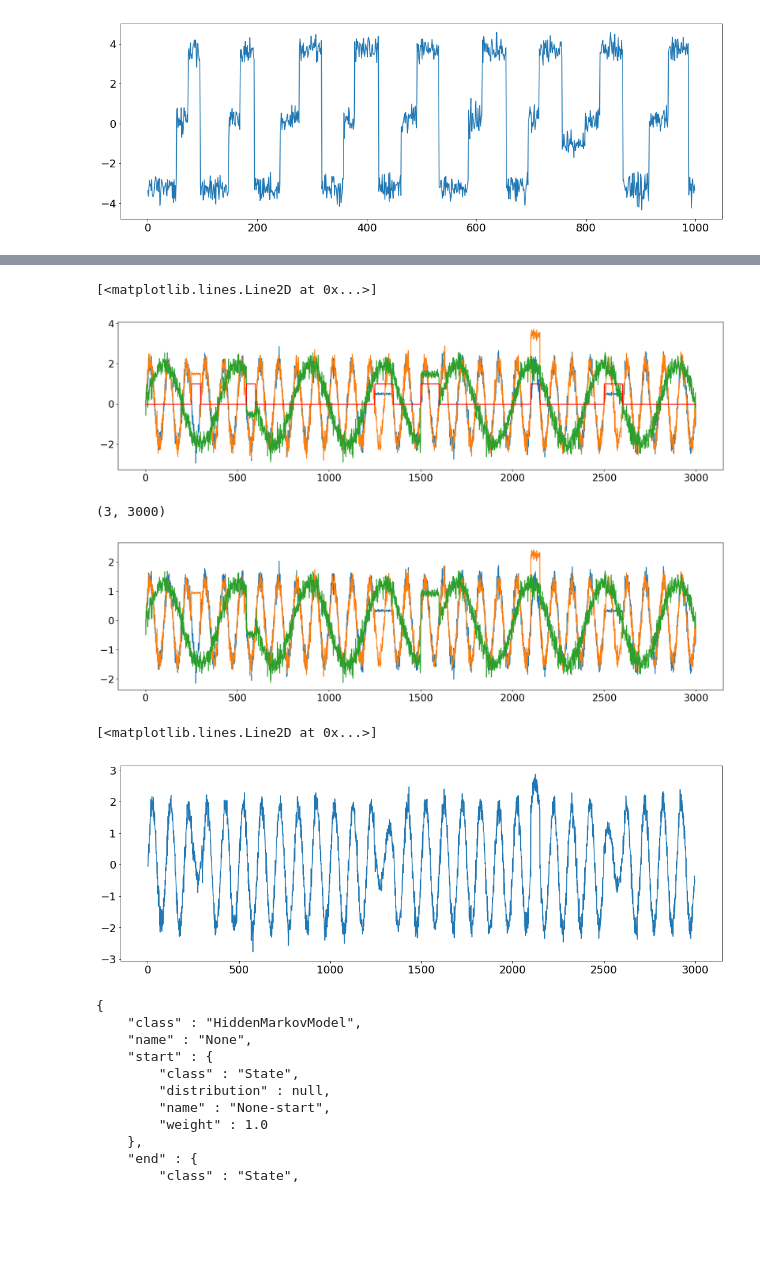
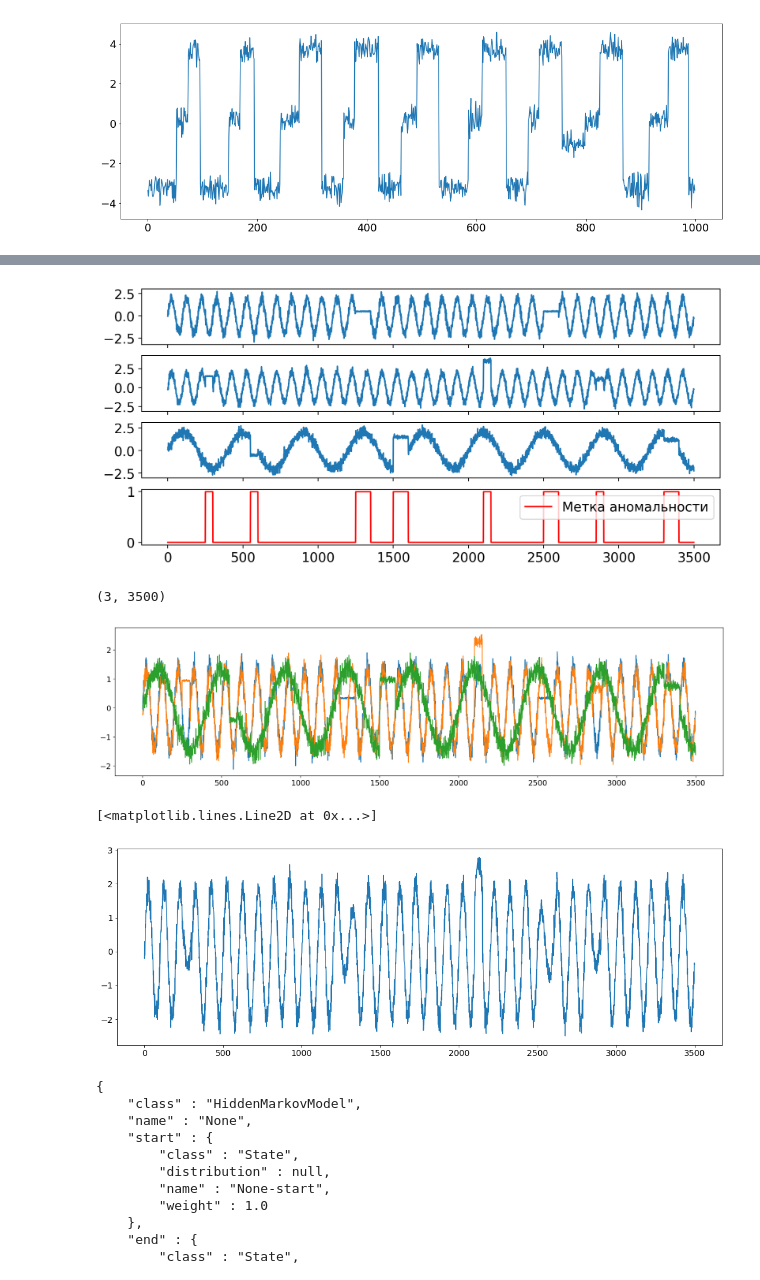
Before and after one commit to kirilman/HMM, a Jupyter notebook: notebooks/Different model/main.ipynb, the cells around one changed output, grey strips where cells are left out. Drawn from its saved outputs; the diff is of its cells as text; code cells hidden in the pictures; blank space fills up the shorter version.

```diff
--- a/notebooks/Different model/main.ipynb
+++ b/notebooks/Different model/main.ipynb
@@ -273,35 +274,50 @@ print(len(sin_sig))
 # %%
-N = 3000
+from matplotlib.ticker import NullFormatter
+N = 3500
 x = np.zeros((3,N))
 for i in range(3):
     x[i] = sinus_signal(N=N)
     if i == 2:
         x[i] = sinus_signal(A = 2, F = 50000,N=N)
 
 x[1][250:300] = np.random.normal(1.5,0.03,50)
 x[2][550:600] = np.random.normal(-0.5,0.1,50)
 x[2][1500:1600] = np.random.normal(1.5,0.1,100)
+x[2][3300:3400] = np.random.normal(1.2,0.1,100)
+
 x[0][1250:1350] = np.random.normal(0.5,0.03,100)
 
 x[0][2500:2600] = np.random.normal(0.5,0.03,100)
 x[1][2100:2150] = np.random.normal(3.5,0.15,50)
+x[1][2850:2900] = np.random.normal(1.1,0.15,50)
 
 
 x_label = np.zeros(N,dtype=np.int)
 x_label[250:300] = 1
 x_label[550:600] = 1
 x_label[1500:1600] = 1
 x_label[1250:1350] = 1
 x_label[2500:2600] = 1
 x_label[2100:2150] = 1
+x_label[2850:2900] = 1
+x_label[3300:3400] = 1
 
-fig = plt.figure(figsize=(20,5),dpi = 150)
+fig = plt.figure(figsize=(11,5),dpi = 180)
 for i in range(3):
+    axes = fig.add_subplot(4,1,i+1)
     plt.plot(x[i],'')
-plt.plot(x_label,'r')
+    formatter = NullFormatter()
+
+    # Установка форматера для оси X
+    axes.xaxis.set_major_formatter (formatter)
+fig.add_subplot(4,1,4)
+
+plt.plot(x_label,'r',label='Метка аномальности')
+plt.legend()
+plt.savefig('signal.jpeg',dpi = 150)
+# plt.tight_layout()
 # %% [output]
-[<matplotlib.lines.Line2D at 0x...>]
-[figure, old version]
+[figure, new version]
 # %%
 x = scale(x,axis = 1)
 print(x.shape)
@@ -309,15 +325,15 @@ fig = plt.figure(figsize=(20,5),dpi = 150)
 for i in range(3):
     plt.plot(x[i],'')
 # %% [output]
-(3, 3000)
+(3, 3500)
-[figure, old version]
+[figure, new version]
 # %%
 pca = PCA(n_components=1)
 x_tran = pca.fit_transform(x.T)
 plt.plot(x_tran)
 # %% [output]
 [<matplotlib.lines.Line2D at 0x...>]
-[figure, old version]
+[figure, new version]
 # %%
 x_train = x_tran[:2000]
 x_test = x_tran[2000:]
```
Also changed, not shown: parts of 22 cells of this notebook, 17 other files.
